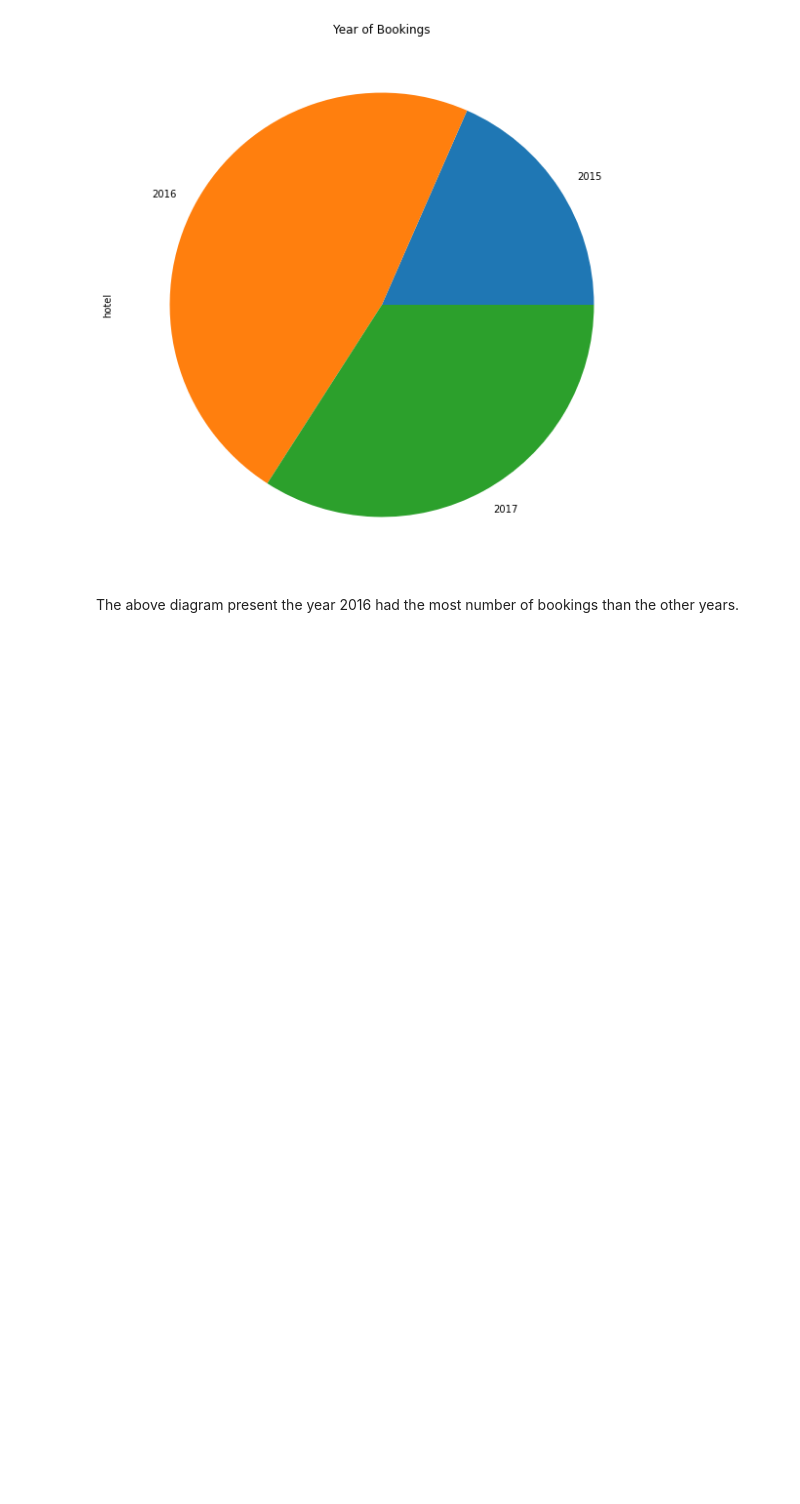
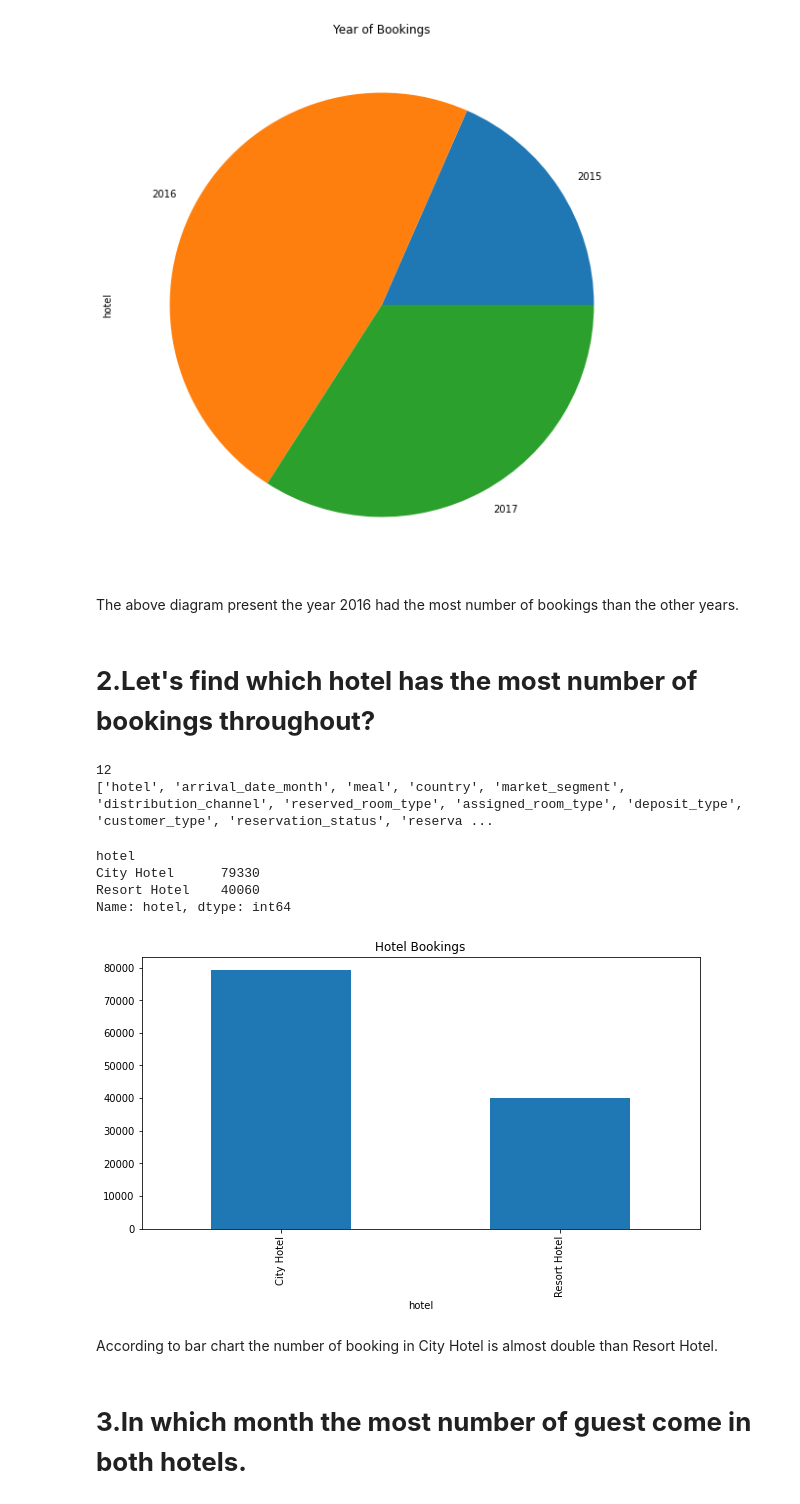
Before and after one commit to Ashik9576/Hotel-Booking-Analysis, a Jupyter notebook: Copy_of_Hotel_Booking_Analysis_Capstone_Project.ipynb, the cells around one changed output. Saved outputs shown, nothing was run; the diff lists cells and outputs as text; code cells hidden in the pictures; blank space fills up the shorter version.

```diff
--- a/Copy_of_Hotel_Booking_Analysis_Capstone_Project.ipynb
+++ b/Copy_of_Hotel_Booking_Analysis_Capstone_Project.ipynb
@@ -102,3 +102,31 @@ d=most_booking.plot(kind='pie', figsize = (10,10), title = 'Year of Bookings')
 [figure]
 # %% [markdown]
  The above diagram present the year 2016 had the most number of bookings than the other years.
+# %% [markdown]
+# **2.Let's find which hotel has the most number of bookings throughout?**
+# %%
+obj=[]
+for i in hotel_booking:
+  if hotel_booking[i].dtype=='O':
+    obj.append(i)
+print(len(obj))
+print(obj)
+# %% [output]
+12
+['hotel', 'arrival_date_month', 'meal', 'country', 'market_segment', 'distribution_channel', 'reserved_room_type', 'assigned_room_type', 'deposit_type', 'customer_type', 'reservation_status', 'reserva ...
+# %%
+Number_hotel_booking=hotel_booking.groupby('hotel')['hotel'].count()
+Number_hotel_booking
+# %% [output]
+hotel
+City Hotel      79330
+Resort Hotel    40060
+Name: hotel, dtype: int64
+# %%
+b=Number_hotel_booking.plot(kind='bar', title = 'Hotel Bookings', figsize=(10,5))
+# %% [output]
+[figure, added]
+# %% [markdown]
+According to bar chart the number of booking in City Hotel is almost double than Resort Hotel.
+# %% [markdown]
+# **3.In which month the most number of guest come in both hotels.**
```
Also changed, not shown: parts of 6 cells of this notebook.
